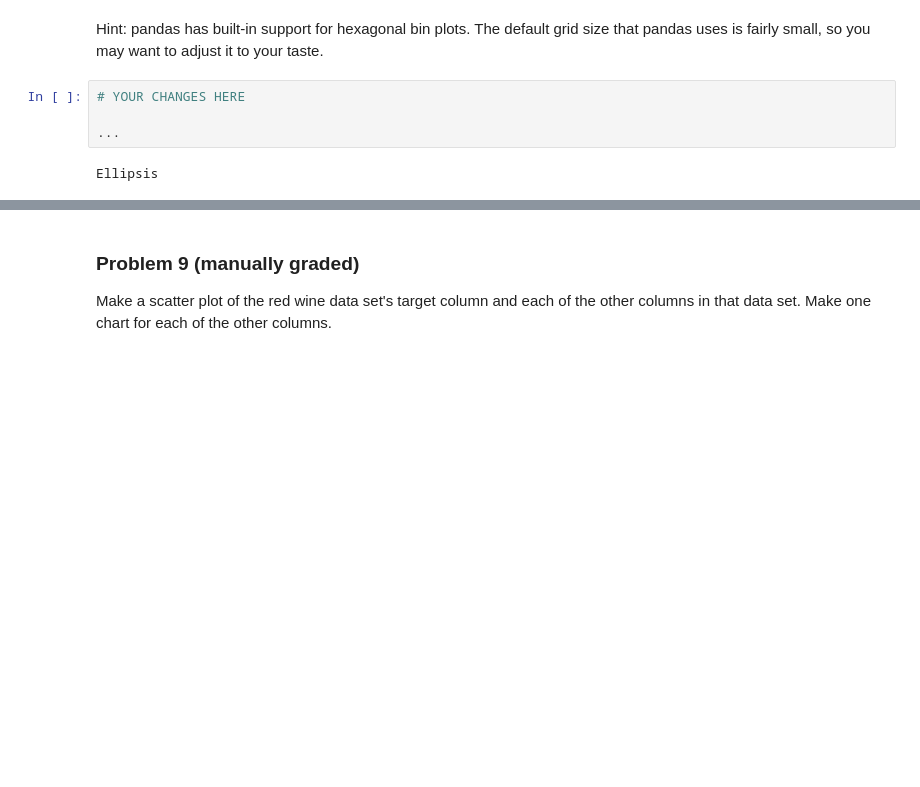
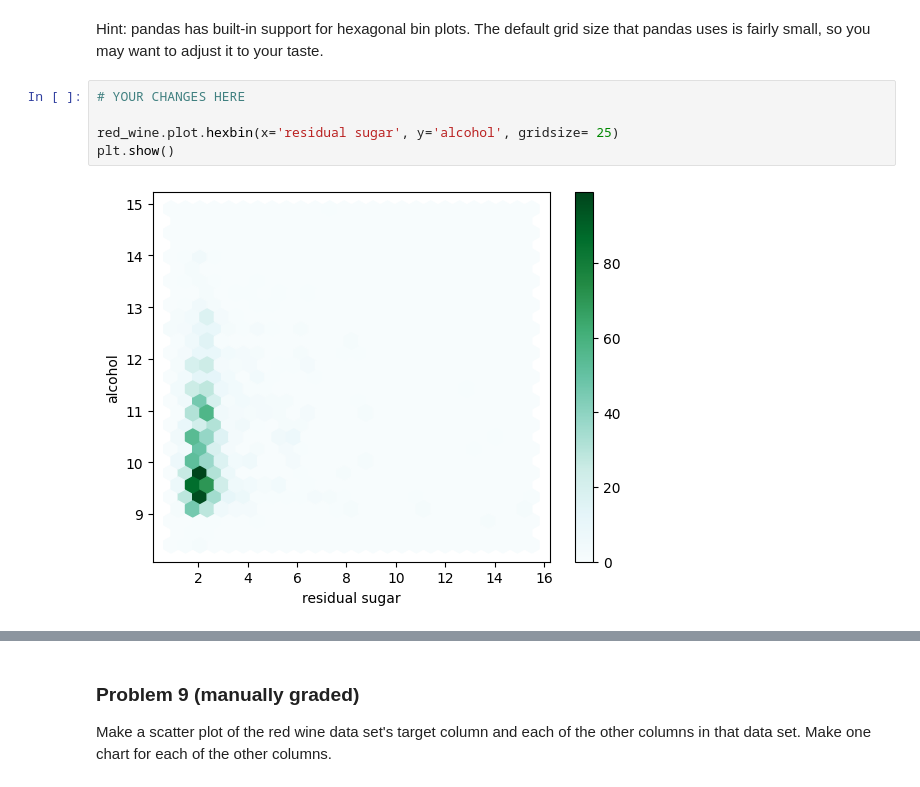
Before and after one commit to JonG-2025/dx602-homework-10, a Jupyter notebook: homework.ipynb, the cells around one changed output, grey strips where cells are left out. Saved outputs shown, nothing was run; the diff lists cells and outputs as text; blank space fills up the shorter version.

```diff
--- a/homework.ipynb
+++ b/homework.ipynb
@@ -155,12 +157,13 @@ Make a hexagonal bin plot of the residual sugar and alcohol in the red wine data
 # %% [markdown]
 Hint: pandas has built-in support for hexagonal bin plots.
 The default grid size that pandas uses is fairly small, so you may want to adjust it to your taste.
-# %%
-# YOUR CHANGES HERE
-
-...
-# %% [output]
-Ellipsis
+# %%
+# YOUR CHANGES HERE
+
+red_wine.plot.hexbin(x='residual sugar', y='alcohol', gridsize= 25)
+plt.show()
+# %% [output]
+[figure, added]
 # %% [markdown]
 <div style="page-break-after: always;"></div>
 # %% [markdown]
```
Also changed, not shown: parts of 2 cells of this notebook.
